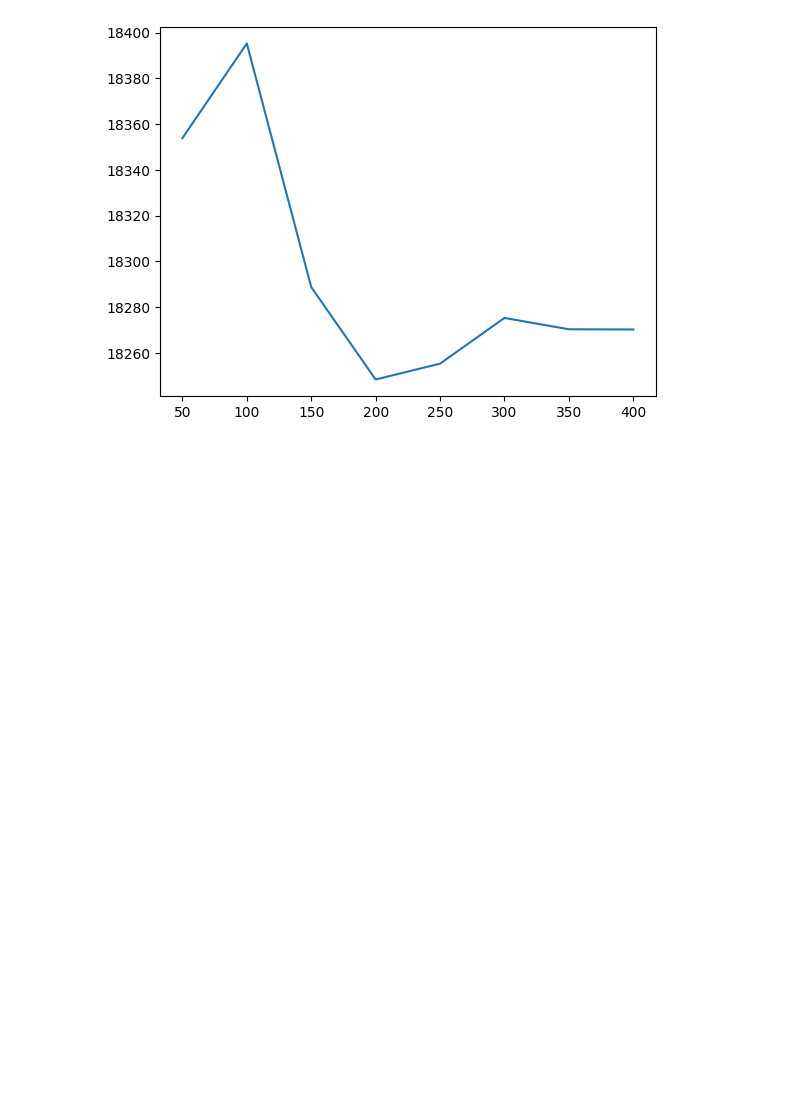
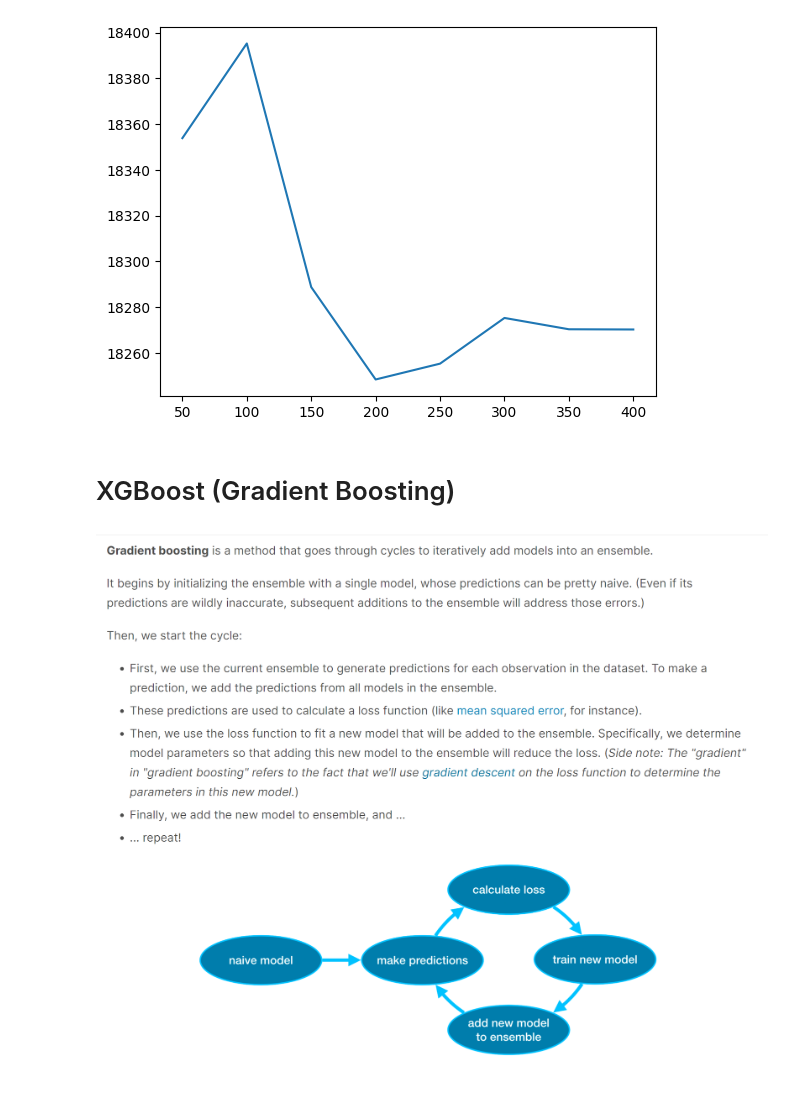
Before and after one commit to Samin005/Kaggle-Projects, a Jupyter notebook: Housing Prices/Intermediate ML/Version 1.ipynb, the cells around one changed output. Cells and saved outputs as stored; diff of their text form; code cells hidden in the pictures; blank space fills up the shorter version.

Commit message:
Completed XGBoost

```diff
--- a/Housing Prices/Intermediate ML/Version 1.ipynb
+++ b/Housing Prices/Intermediate ML/Version 1.ipynb
@@ -644,3 +651,9 @@ n_estimators_best = [x for x in results.keys() if results[x] == min(results.valu
 
 # Check your answer
 # step_3.check()
+# %% [markdown]
+# XGBoost (Gradient Boosting)
+# %%
+Image(filename='./img/XGBoosting.png')
+# %% [output]
+[figure, added]
```
Also changed, not shown: parts of 13 cells of this notebook, 3 other files.
